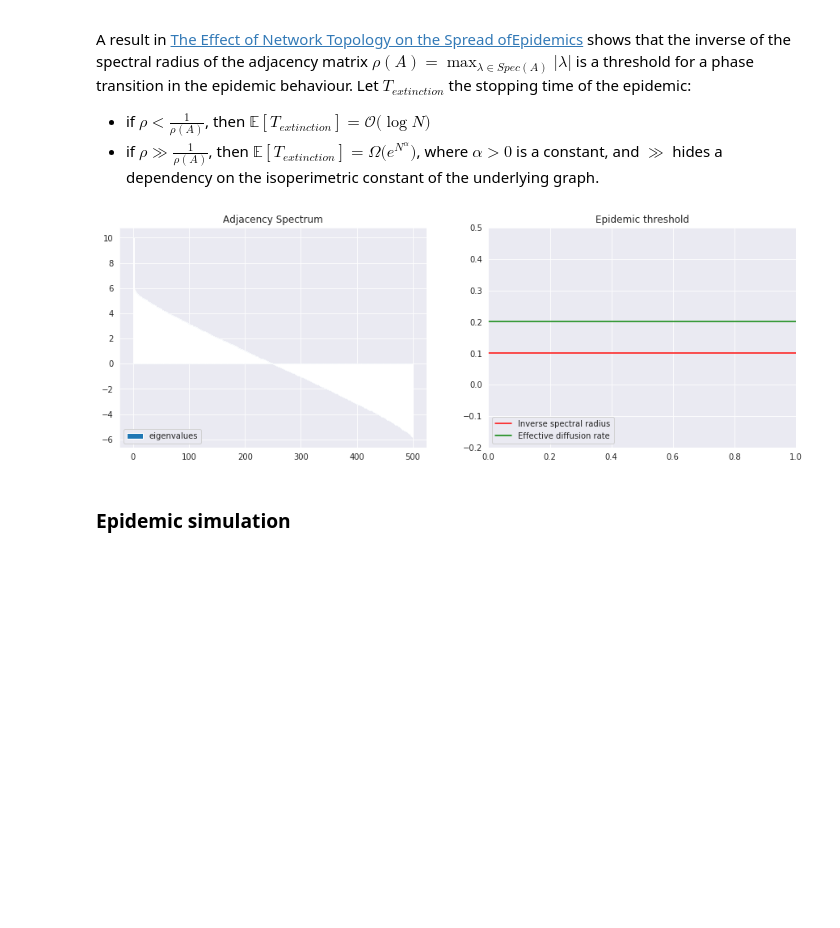
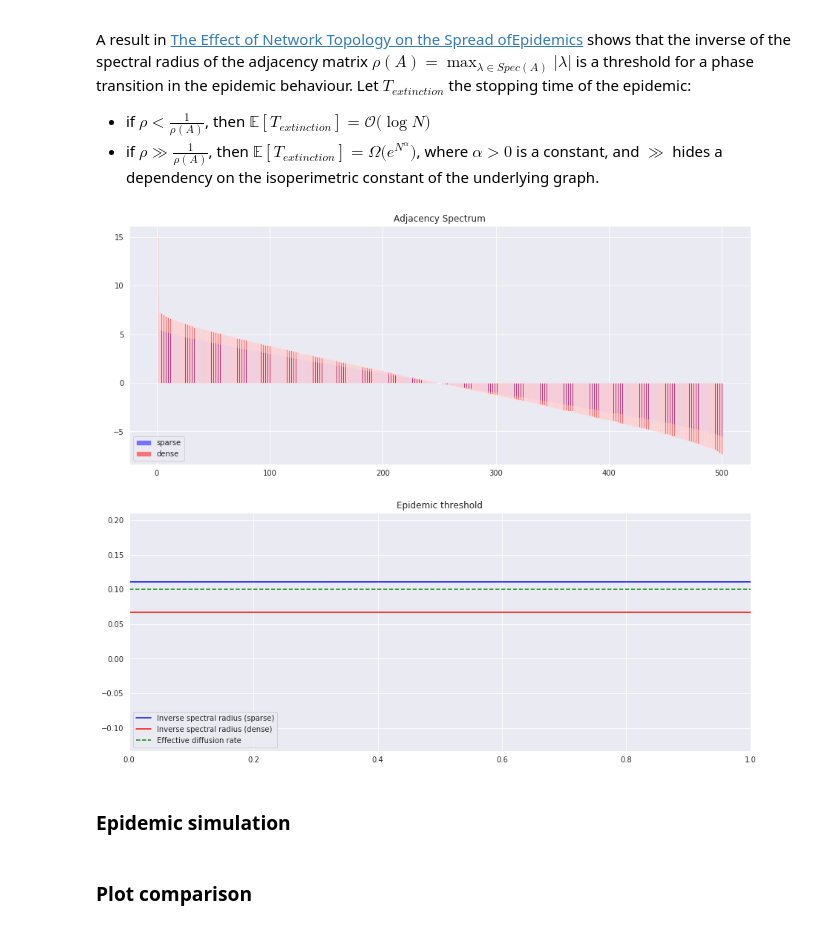
Before and after one commit to sauxpa/markov_epidemic, a Jupyter notebook: sis_epidemic.ipynb, the cells around one changed output. Cells and saved outputs as stored; diff of their text form; code cells hidden in the pictures; blank space fills up the shorter version.

```diff
--- a/sis_epidemic.ipynb
+++ b/sis_epidemic.ipynb
@@ -32,16 +32,23 @@ Note that this is a Susceptible-Infected-Susceptible (SIS) model: the Markov pro
 # %%
 N = 500
-G = nx.random_regular_graph(10, N)
-# G = nx.complete_graph(N)
-# G = nx.barabasi_albert_graph(N, 2)
+# G1 = nx.complete_graph(N)
+# G1 = nx.barabasi_albert_graph(N, 2)
+G1 = nx.random_regular_graph(9, N)
+G2 = nx.random_regular_graph(15, N)
 
 # save layout
-# pos = nx.shell_layout(G)
-pos = nx.spring_layout(G)
+pos = nx.spring_layout(G1)
 
-fig, ax = plt.subplots(figsize=(7, 5), nrows=1, ncols=1)
+fig, axes = plt.subplots(figsize=(13, 5), nrows=1, ncols=2)
 
-nx.draw_networkx(G, pos=pos, ax=ax, with_labels=False, node_size=1)
+ax = axes[0]
+nx.draw_networkx(G1, pos=pos, ax=ax, with_labels=False, node_size=1)
+ax.set_title('Sparser graph')
+ax.axis('off')
+
+ax = axes[1]
+nx.draw_networkx(G2, pos=pos, ax=ax, with_labels=False, node_size=1)
+ax.set_title('Denser graph')
 ax.axis('off')
 
 plt.show()
@@ -53,9 +60,9 @@ The iterable function was deprecated in Matplotlib 3.1 and will be removed in 3.
 ### Epidemic parameters
 # %%
 infection_rate = 1.0
-recovery_rate = 5.0
-
-epidemic = MarkovSIS(infection_rate, recovery_rate, G)
+recovery_rate = 10.0
+epidemic1 = MarkovSIS(infection_rate, recovery_rate, G1)
+epidemic2 = MarkovSIS(infection_rate, recovery_rate, G2)
 # %% [markdown]
 ### Adjacency spectrum
 
@@ -73,25 +80,29 @@ A result in [The Effect of Network Topology on the Spread ofEpidemics](https://p
 * if $\rho \gg \frac{1}{\rho(A)}$, then $\mathbb{E}[T_{extinction}] = \Omega\big( e^{N^\alpha}\big)$, where $\alpha>0$ is a constant, and $\gg$ hides a dependency on the isoperimetric constant of the underlying graph.
 # %%
 with sns.axes_style("darkgrid"):
-    fig, axes = plt.subplots(figsize=(15, 5), nrows=1, ncols=2)
+    fig, axes = plt.subplots(figsize=(15, 13), nrows=2, ncols=1)
 
     ax = axes[0]
-    ax.bar(range(1, N+1), epidemic.spectrum, label='eigenvalues')
+    ax.bar(range(1, N+1), epidemic1.spectrum, label='sparse', color='b', alpha=0.5)
+    ax.bar(range(1, N+1), epidemic2.spectrum, label='dense', color='r', alpha=0.5)
     ax.set_title('Adjacency Spectrum')
     ax.legend(loc='lower left')
 
     ax = axes[1]
-    isr = 1/epidemic.spectral_radius
-    edr = epidemic.effective_diffusion_rate
-    ax.axhline(y=isr, color='r', label='Inverse spectral radius')
-    ax.axhline(y=edr, color='g', label='Effective diffusion rate')
+    isr1 = 1/epidemic1.spectral_radius
+    edr = epidemic1.effective_diffusion_rate
+    isr2 = 1/epidemic2.spectral_radius
+
+    ax.axhline(y=isr1, color='b', label='Inverse spectral radius (sparse)')
+    ax.axhline(y=isr2, color='r', label='Inverse spectral radius (dense)')
+    ax.axhline(y=edr, color='g', label='Effective diffusion rate', linestyle='dashed')
     ax.set_xlim(0, 1)
-    ax.set_ylim(np.min((edr, isr))-0.3, np.max((edr, isr))+0.3)
+    ax.set_ylim(np.min((edr, isr1, isr2))-0.2, np.max((edr, isr1, isr2))+0.1)
     ax.set_title('Epidemic threshold')
     ax.legend(loc='lower left')
 
     plt.show()
 # %% [output]
-[figure, old version]
+[figure, new version]
 # %% [markdown]
 ### Epidemic simulation
@@ -101,2 +115,4 @@ epidemic.simulate(T)
+# %% [markdown]
+### Plot comparison
 # %%
 with sns.axes_style("darkgrid"):
```
Also changed, not shown: parts of 6 cells of this notebook, 1 other file.
